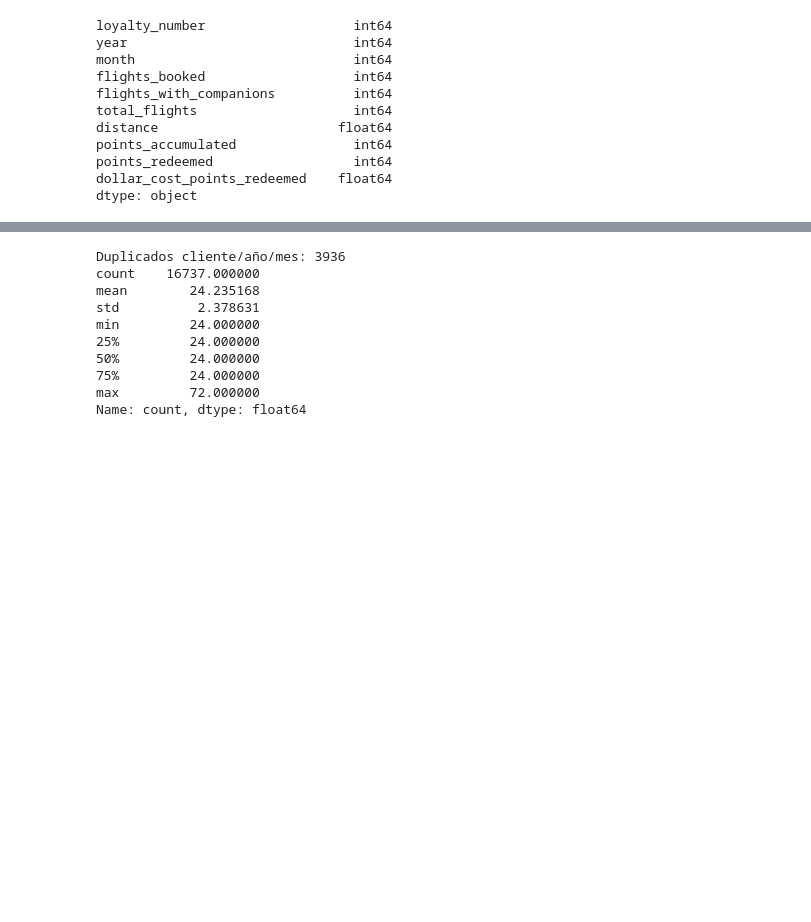
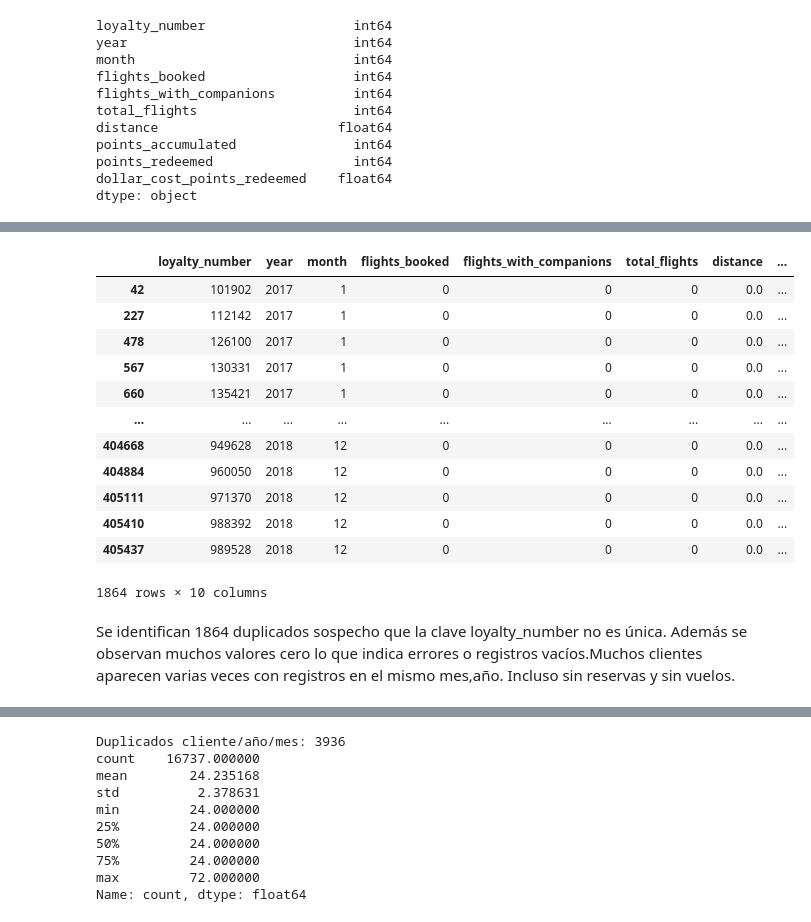
Before and after one commit to Adalab/bda-modulo-3-evaluacion-final-ela-art, a Jupyter notebook: Evaluacion3.ipynb, the cells around one changed output, grey strips where cells are left out. Drawn from its saved outputs; the diff is of its cells as text; code cells hidden in the pictures; blank space fills up the shorter version.

```diff
--- a/Evaluacion3.ipynb
+++ b/Evaluacion3.ipynb
@@ -107 +131,19 @@ dtype: object
+# %%
+df_flight_clean[df_flight_clean.duplicated()]
+# %% [output]
+|  | loyalty_number | year | month | flights_booked | flights_with_companions | total_flights | distance | ... |
+| 42 | 101902 | 2017 | 1 | 0 | 0 | 0 | 0.0 | ... |
+| 227 | 112142 | 2017 | 1 | 0 | 0 | 0 | 0.0 | ... |
+| 478 | 126100 | 2017 | 1 | 0 | 0 | 0 | 0.0 | ... |
+| 567 | 130331 | 2017 | 1 | 0 | 0 | 0 | 0.0 | ... |
+| 660 | 135421 | 2017 | 1 | 0 | 0 | 0 | 0.0 | ... |
+| ... | ... | ... | ... | ... | ... | ... | ... | ... |
+| 404668 | 949628 | 2018 | 12 | 0 | 0 | 0 | 0.0 | ... |
+| 404884 | 960050 | 2018 | 12 | 0 | 0 | 0 | 0.0 | ... |
+| 405111 | 971370 | 2018 | 12 | 0 | 0 | 0 | 0.0 | ... |
+| 405410 | 988392 | 2018 | 12 | 0 | 0 | 0 | 0.0 | ... |
+| 405437 | 989528 | 2018 | 12 | 0 | 0 | 0 | 0.0 | ... |
+1864 rows × 10 columns
+# %% [markdown]
+Se identifican 1864 duplicados sospecho que la clave loyalty_number no es única. Además se observan muchos valores cero lo que indica errores o registros vacíos.Muchos clientes aparecen varias veces con registros en el mismo mes,año. Incluso sin reservas y sin vuelos.
 # %%
```
Also changed, not shown: parts of 71 cells of this notebook.
